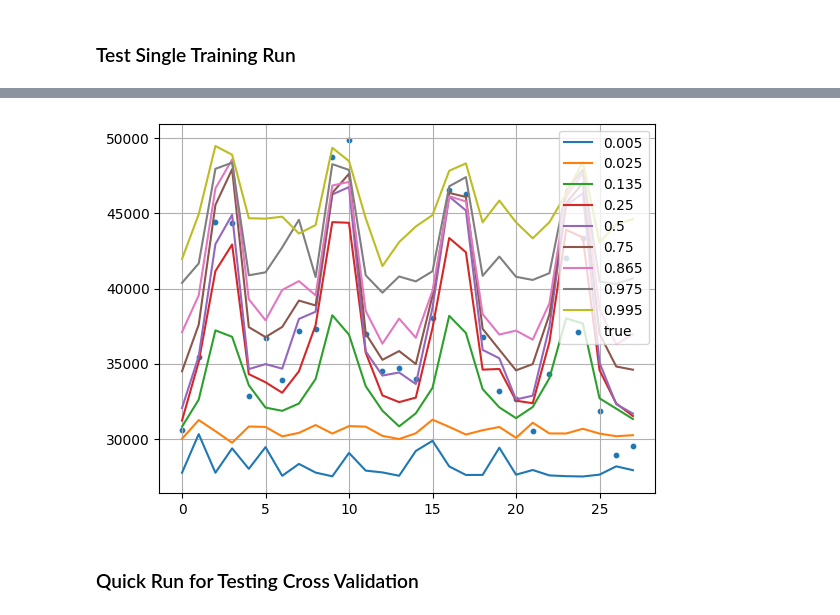
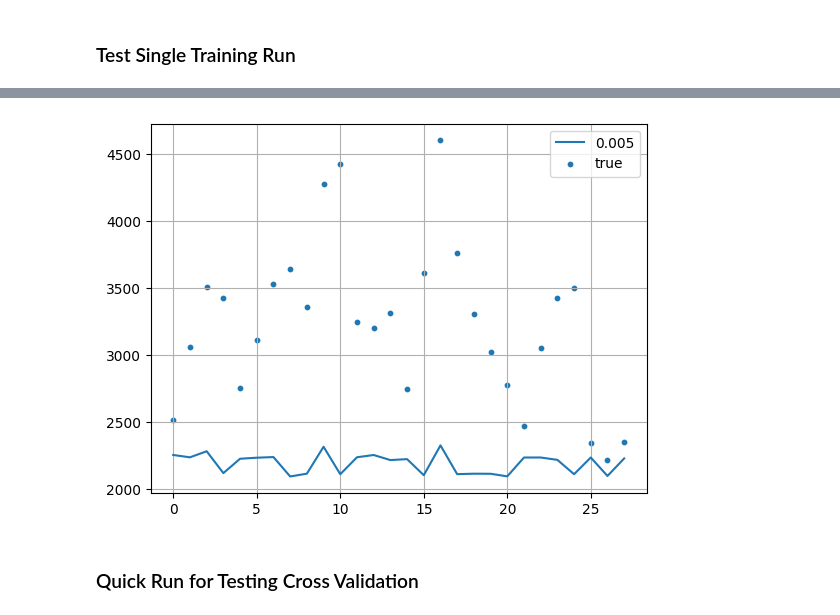
Before and after one commit to CodingNoob234/m5-forecasting-uncertainty, a Jupyter notebook: code/un_training_model_quantiles.ipynb, the cells around one changed output, grey strips where cells are left out. Cells and saved outputs as stored; diff of their text form; code cells hidden in the pictures.

```diff
--- a/code/un_training_model_quantiles.ipynb
+++ b/code/un_training_model_quantiles.ipynb
@@ -160,7 +160,7 @@ class LoadData:
 # %% [markdown]
 ### Test Single Training Run
 # %%
-level = 'Level3'
+level = 'Level10'
 dataLoader = LoadData()
 features, targets = dataLoader.prep_data(level, 1914)
 list(features.columns)
@@ -242,6 +242,8 @@ for q in [0.005, 0.025, 0.135, 0.25, 0.5, 0.75, 0.865, 0.975, 0.995]:
     )
     plt.plot(mod.predict(features_validation), label = f'{q}')
 
+    break
+
 # # plot prediction vs. true outcome (with quantile regression, this should correspond to confidence bounds)
 # n = 100000000
 # idx = targets_validation[:n].index
@@ -293,4 +291,4 @@ You can set `force_col_wise=true` to remove the overhead.
-[figure, old version]
+[figure, new version]
 # %% [markdown]
 ### Quick Run for Testing Cross Validation
 # %%
```
Also changed, not shown: parts of 6 cells of this notebook, 7 other files.
